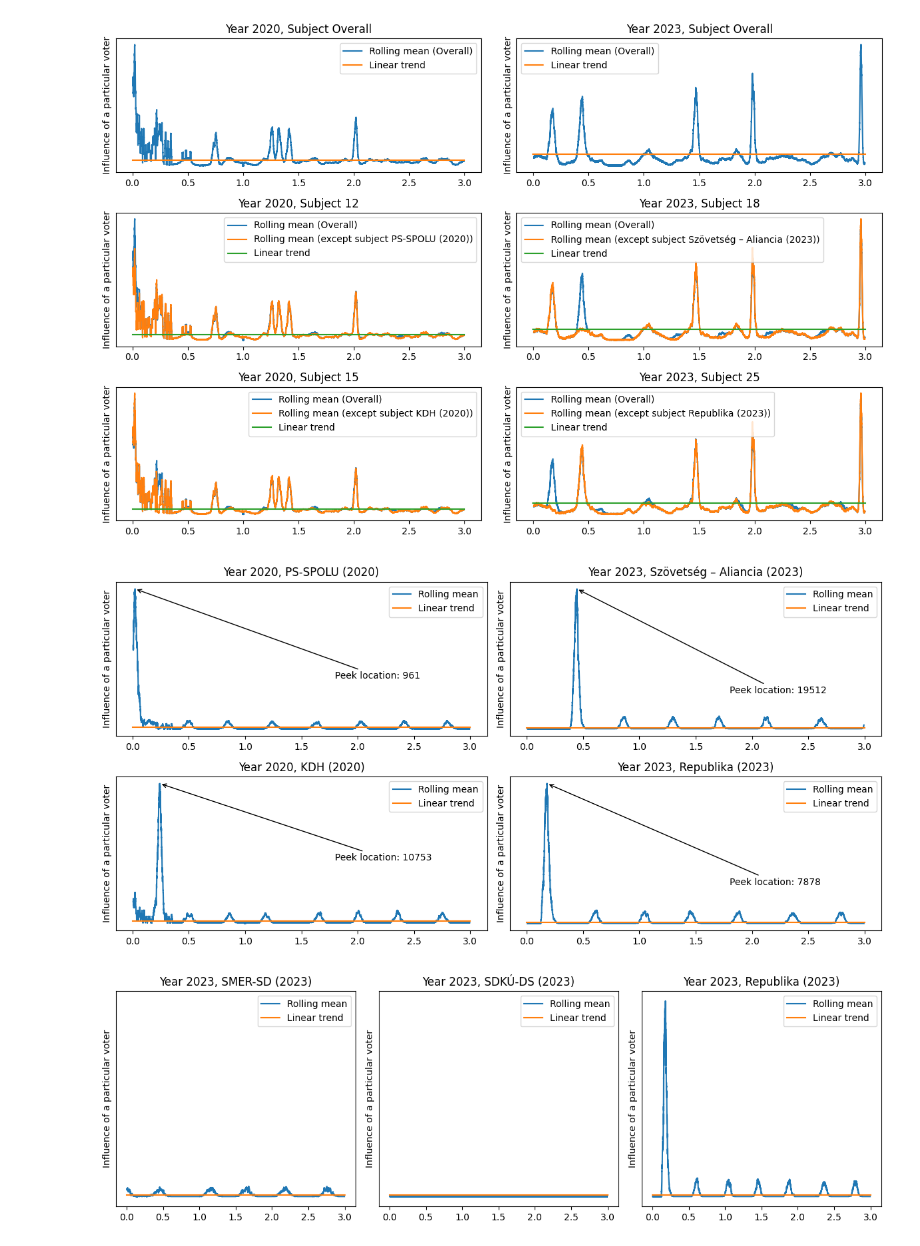
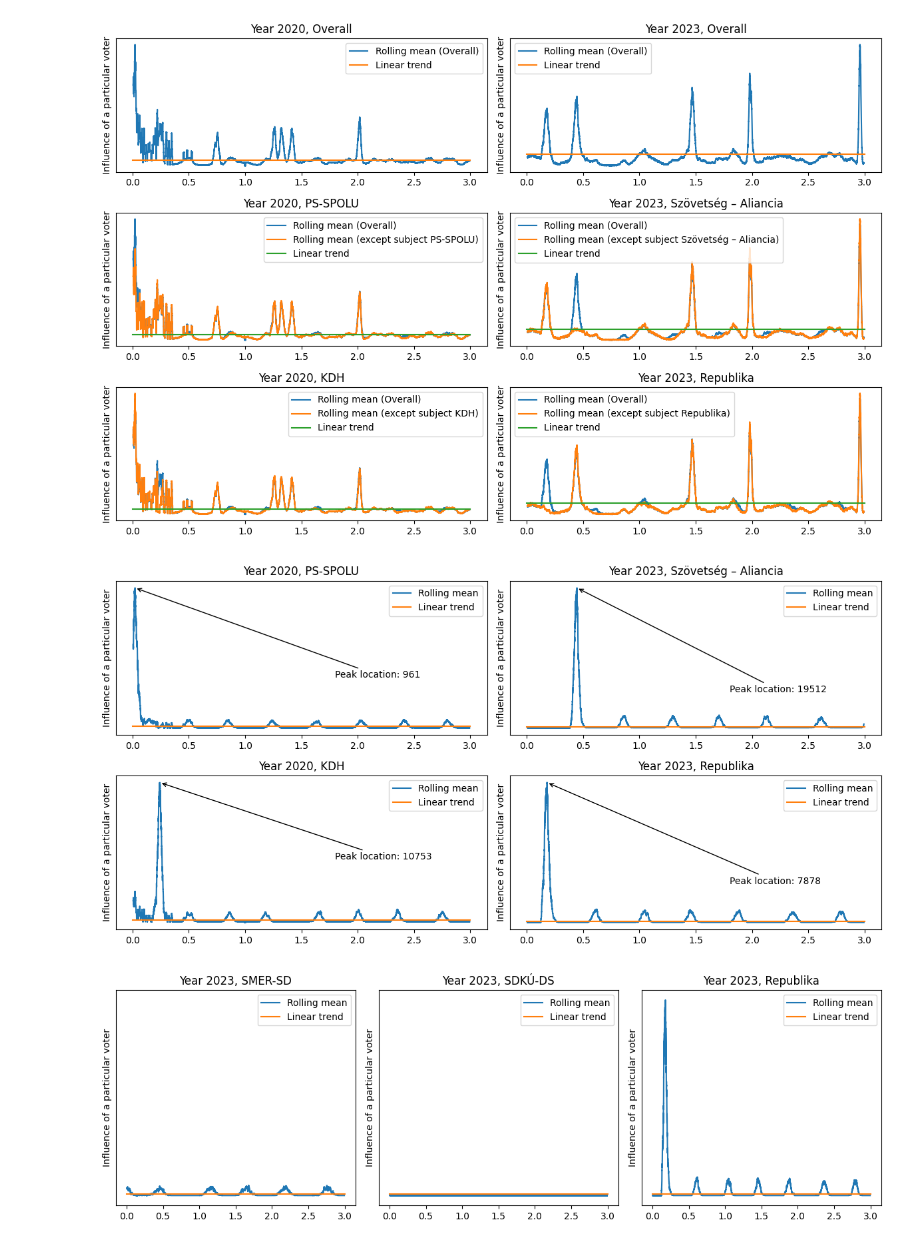
Before and after one commit to JnKamas/bc-praca, a Jupyter notebook: question_2.ipynb, the cells around one changed output. Cells and saved outputs as stored; diff of their text form; code cells hidden in the pictures.

```diff
--- a/question_2.ipynb
+++ b/question_2.ipynb
@@ -10,7 +19,7 @@ fig, axs = plt.subplots(2, 2, figsize=(10, 6))
 axs = axs.ravel() #flatens indexing
 
 for i, year in enumerate([2023, 2020, 2016, 2012]):
-    df = pd.read_csv(f"./vis_data/unweighted-vis-1m-{year}.csv")
+    df = pd.read_csv(f"./vis_data/weighted-vis-1m-{year}.csv")
 
 
     x_values = (df['samples'] / 1000000) * 100
@@ -40,9 +49,9 @@ plt.show()
 # %%
 subn_subject = {
-    12: "PS-SPOLU (2020)",
-    15: "KDH (2020)",
-    18: "Szövetség – Aliancia (2023)",
-    25: "Republika (2023)"
+    12: "PS-SPOLU",
+    15: "KDH",
+    18: "Szövetség – Aliancia",
+    25: "Republika"
 }
 
 def plot_data(year, subject, ax):
@@ -75,42 +84,42 @@ def plot_data(year, subject, ax):
     ax.plot(x, y * 0, label='Linear trend')
 
     ax.set_ylabel('Influence of a particular voter')
-    ax.set_title(f'Year {year}, Subject {subject if subject else "Overall"}')
+    ax.set_title(f'Year {year}, {subn_subject[subject] if subject else "Overall"}')
     ax.set_yticks([])
 
 # Create subplots
 fig, axs = plt.subplots(3, 2, figsize=(12, 8))
 
 # Plot data for each year in both columns of each row
 years = [2020, 2023]
 subjects = [None, 12, 15, 18, 25]
 
 # First row: overall year data
 for i, year in enumerate(years):
     plot_data(year, None, axs[0, i])
 
 # Second row: subject 12 and 15 for 2020
 plot_data(2020, 12, axs[1, 0])
 plot_data(2020, 15, axs[2, 0])
 
 # Third row: subject 18 and 25 for 2023
 plot_data(2023, 18, axs[1, 1])
 plot_data(2023, 25, axs[2, 1])
 
 # Show legend and plot
 for ax in axs.flat:
     ax.legend()
 
 plt.tight_layout()
 plt.show()
 # %% [output]
-[figure, old version]
+[figure, new version]
 # %%
 subn_subject = {
-    12: "PS-SPOLU (2020)",
-    15: "KDH (2020)",
-    18: "Szövetség – Aliancia (2023)",
-    25: "Republika (2023)"
+    12: "PS-SPOLU",
+    15: "KDH",
+    18: "Szövetség – Aliancia",
+    25: "Republika"
 }
 
 def plot_data(year, subject, ax):
@@ -162,17 +171,17 @@ for ax in axs.flat:
 plt.tight_layout()
 plt.show()
 # %% [output]
-[figure, old version]
+[figure, new version]
 # %%
 subn_subject = {
-    16: "SMER-SD (2023)",
-    20: "SDKÚ-DS (2023)",
-    25: "Republika (2023)"
+    16: "SMER-SD",
+    20: "SDKÚ-DS",
+    25: "Republika"
 }
 
 def plot_data(year, subject, ax):
     # Load data with or without subject-specific files
-    file_path = f"./vis_data/unweighted-vis-1m-{year}.csv{subject}"
+    file_path = f"./vis_data/weighted-vis-1m-{year}.csv{subject}"
     df = pd.read_csv(file_path)
 
     # Calculate values
@@ -208,7 +217,7 @@ for ax in axs.flat:
 plt.tight_layout()
 plt.show()
 # %% [output]
-[figure, old version]
+[figure, new version]
 # %%
 from scipy.signal import find_peaks
 
```
Also changed, not shown: parts of 5 cells of this notebook, 25 other files.
